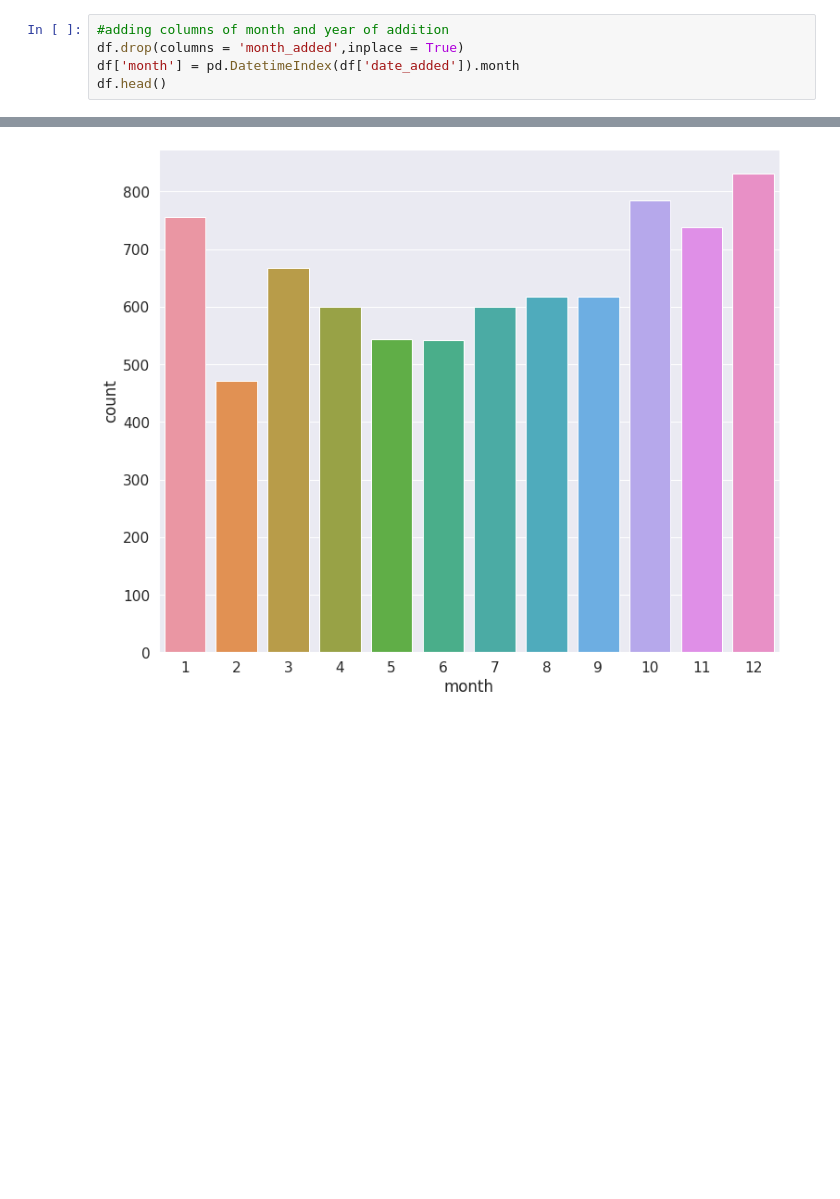
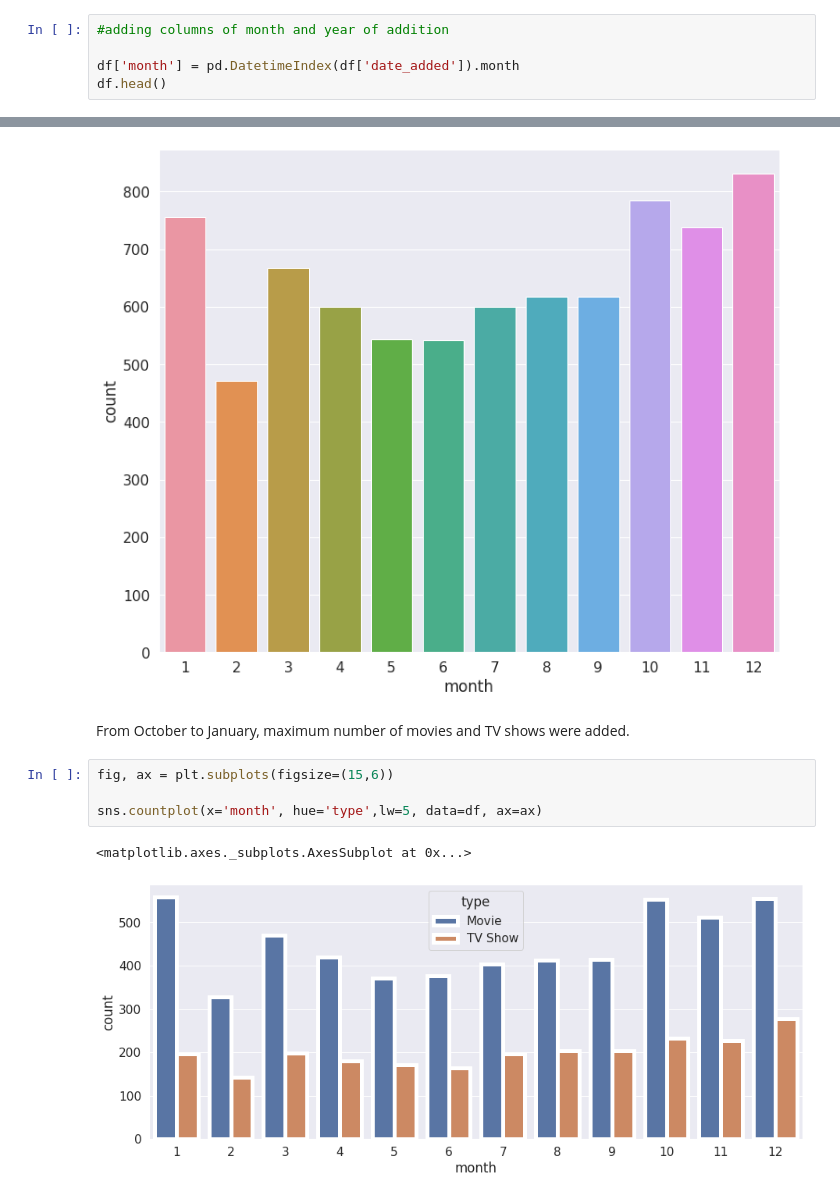
Before and after one commit to apoorvaKR12695/Netflix-Movies-and-TV-Shows-Clustering, a Jupyter notebook: NETFLIX_MOVIES_AND_TV_SHOWS_CLUSTERING.ipynb, the cells around one changed output, grey strips where cells are left out. Saved outputs shown, nothing was run; the diff lists cells and outputs as text; blank space fills up the shorter version.

```diff
--- a/NETFLIX_MOVIES_AND_TV_SHOWS_CLUSTERING.ipynb
+++ b/NETFLIX_MOVIES_AND_TV_SHOWS_CLUSTERING.ipynb
@@ -368,7 +382,7 @@ df
 7770 rows × 12 columns
 # %%
 #adding columns of month and year of addition
-df.drop(columns = 'month_added',inplace = True)
+
 df['month'] = pd.DatetimeIndex(df['date_added']).month
 df.head()
 # %% [output]
@@ -384,4 +400,13 @@ plt.figure(figsize=(12,10))
 ax=sns.countplot('month',data= df)
 # %% [output]
 [figure]
+# %% [markdown]
+From October to January, maximum number of movies and TV shows were added.
+# %%
+fig, ax = plt.subplots(figsize=(15,6))
+
+sns.countplot(x='month', hue='type',lw=5, data=df, ax=ax)
+# %% [output]
+<matplotlib.axes._subplots.AxesSubplot at 0x...>
+[figure, added]
 # %% [markdown]
```
Also changed, not shown: parts of 107 cells of this notebook.
